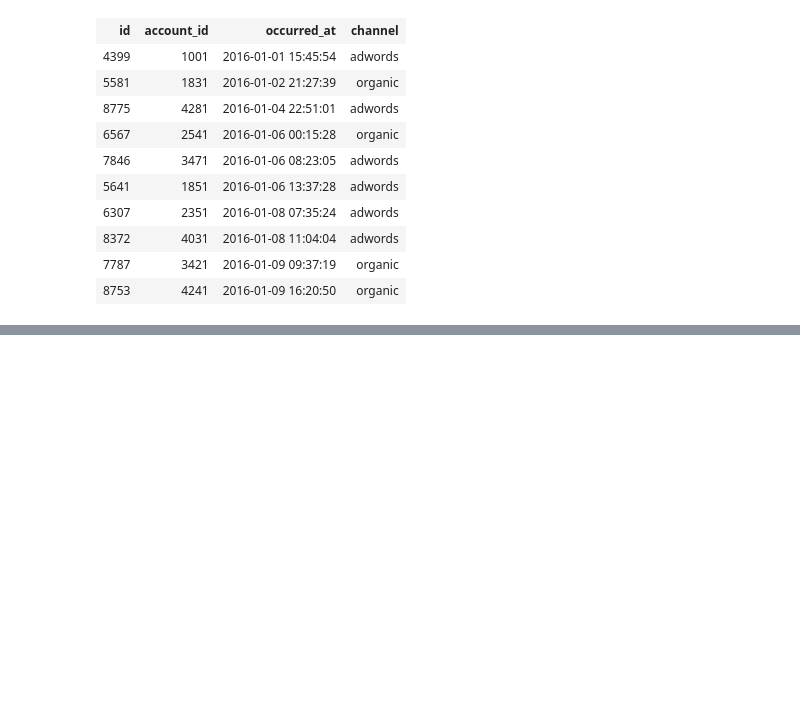
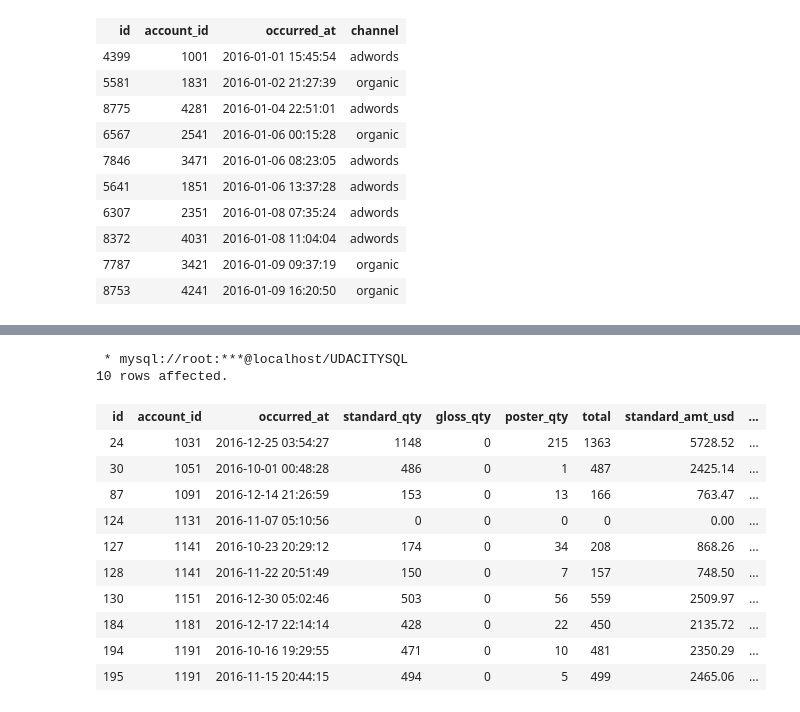
Before and after one commit to EmilyMaPe/SQL-for-Data-Analytics, a Jupyter notebook: BASIC SQL.ipynb, the cells around one changed output, grey strips where cells are left out. Drawn from its saved outputs; the diff is of its cells as text; code cells hidden in the pictures; blank space fills up the shorter version.

```diff
--- a/BASIC SQL.ipynb
+++ b/BASIC SQL.ipynb
@@ -774,0 +790,22 @@ SELECT *
+# %%
+%%sql
+
+SELECT *
+    FROM orders
+    WHERE (standard_qty = 0 OR gloss_qty = 0)
+        AND occurred_at >= '2016-10-01'
+    LIMIT 10;
+# %% [output]
+ * mysql://root:***@localhost/UDACITYSQL
+10 rows affected.
+| id | account_id | occurred_at | standard_qty | gloss_qty | poster_qty | total | standard_amt_usd | ... |
+| 24 | 1031 | 2016-12-25 03:54:27 | 1148 | 0 | 215 | 1363 | 5728.52 | ... |
+| 30 | 1051 | 2016-10-01 00:48:28 | 486 | 0 | 1 | 487 | 2425.14 | ... |
+| 87 | 1091 | 2016-12-14 21:26:59 | 153 | 0 | 13 | 166 | 763.47 | ... |
+| 124 | 1131 | 2016-11-07 05:10:56 | 0 | 0 | 0 | 0 | 0.00 | ... |
+| 127 | 1141 | 2016-10-23 20:29:12 | 174 | 0 | 34 | 208 | 868.26 | ... |
+| 128 | 1141 | 2016-11-22 20:51:49 | 150 | 0 | 7 | 157 | 748.50 | ... |
+| 130 | 1151 | 2016-12-30 05:02:46 | 503 | 0 | 56 | 559 | 2509.97 | ... |
+| 184 | 1181 | 2016-12-17 22:14:14 | 428 | 0 | 22 | 450 | 2135.72 | ... |
+| 194 | 1191 | 2016-10-16 19:29:55 | 471 | 0 | 10 | 481 | 2350.29 | ... |
+| 195 | 1191 | 2016-11-15 20:44:15 | 494 | 0 | 5 | 499 | 2465.06 | ... |
```
Also changed, not shown: parts of 9 cells of this notebook.
